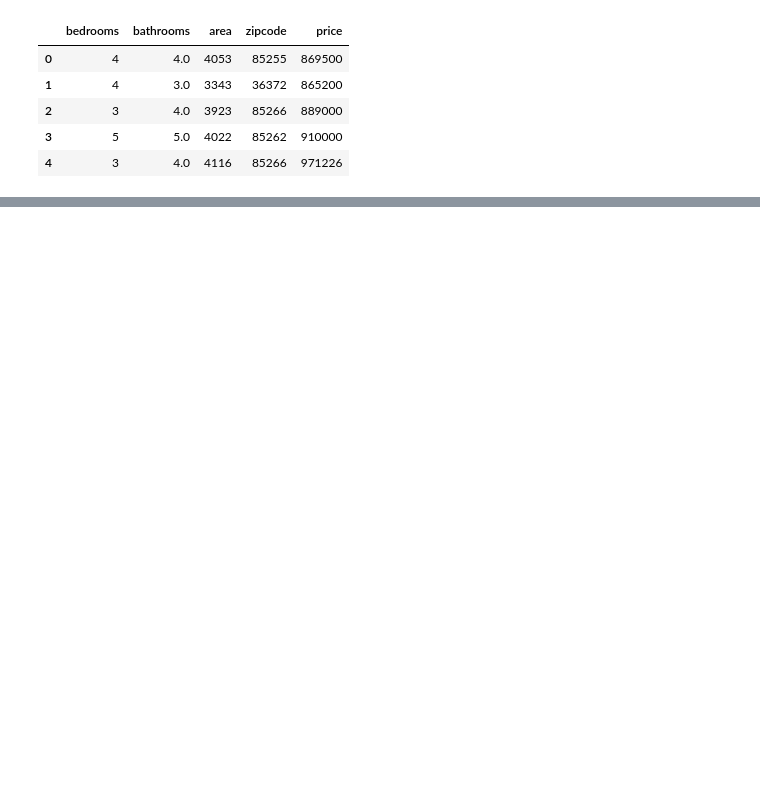
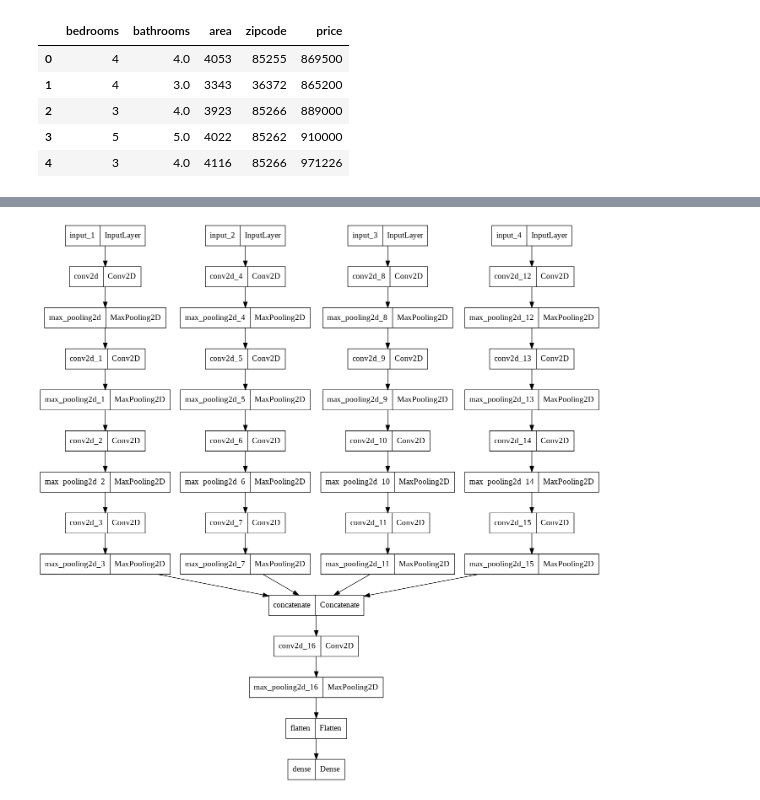
Before and after one commit to ashkanb77/House-Price-Estimation, a Jupyter notebook: HousesPrice.ipynb, the cells around one changed output, grey strips where cells are left out. Cells and saved outputs as stored; diff of their text form; code cells hidden in the pictures; blank space fills up the shorter version.

```diff
--- a/HousesPrice.ipynb
+++ b/HousesPrice.ipynb
@@ -53,0 +82,33 @@ plt.imshow(images[7][...,::-1])
+# %%
+inps = [Input(shape=(128, 128, 3)) for i in range(4)]
+
+
+l = [[] for i in range(4)]
+for i in range(4):
+
+  l[i].append(Conv2D(32, (31, 31), padding='same', activation='relu')(inps[i]))
+  l[i].append(MaxPool2D()(l[i][-1]))
+
+  l[i].append(Conv2D(64, (15, 15), padding='same', activation='relu')(l[i][-1]))
+  l[i].append(MaxPool2D()(l[i][-1]))
+
+  l[i].append(Conv2D(64, (7, 7), padding='same', activation='relu')(l[i][-1]))
+  l[i].append(MaxPool2D()(l[i][-1]))
+
+  l[i].append(Conv2D(64, (3, 3), padding='same', activation='relu')(l[i][-1]))
+  l[i].append(MaxPool2D()(l[i][-1]))
+
+conc1 = concatenate([p[-1] for p in l])
+
+conv5 = Conv2D(64, (3, 3), activation='relu')(conc1)
+pool5 = MaxPool2D()(conv5)
+
+flat1 = Flatten()(pool5)
+
+dense1 = Dense(128, activation='sigmoid')(flat1)
+# %%
+m1 = Model(inputs=inps, outputs=dense1)
+# %%
+plot_model(m1)
+# %% [output]
+[figure, added]
```
Also changed, not shown: parts of 26 cells of this notebook.
